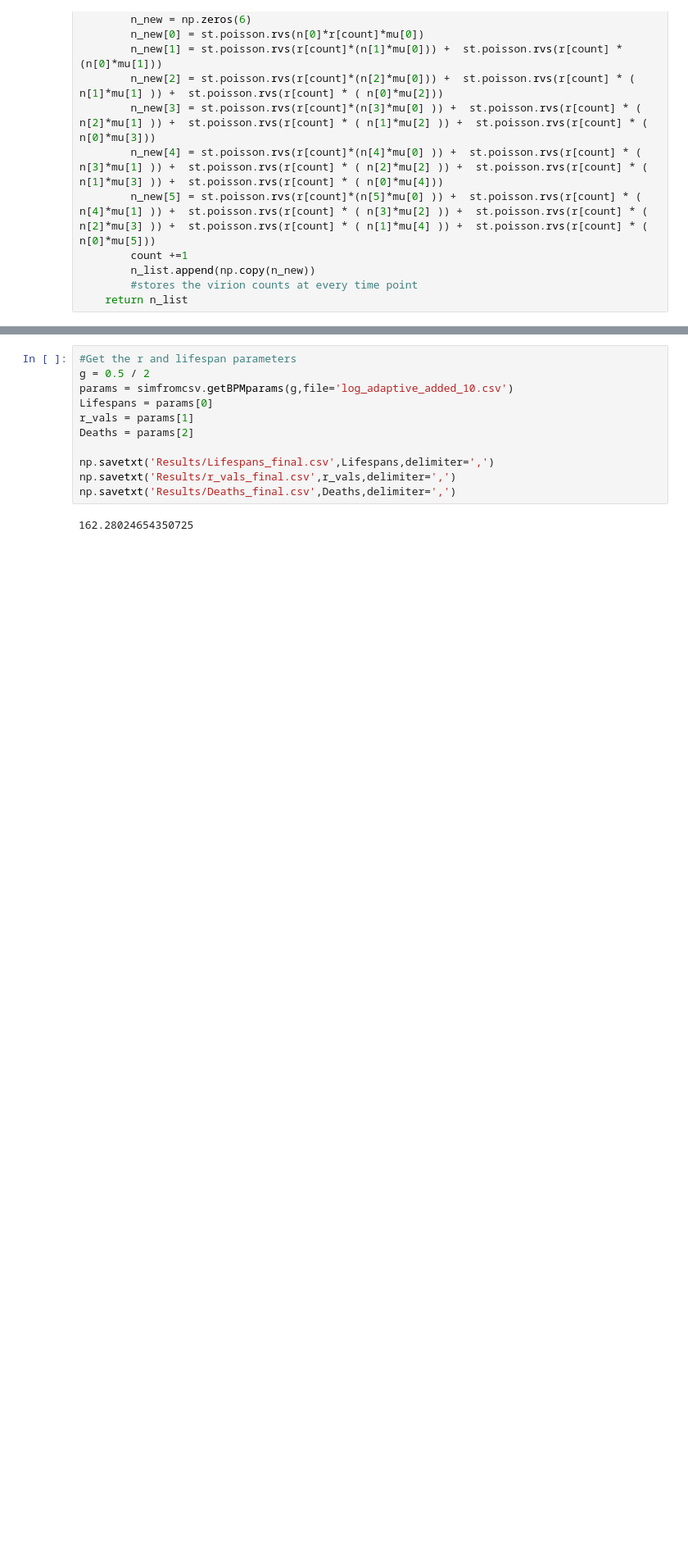
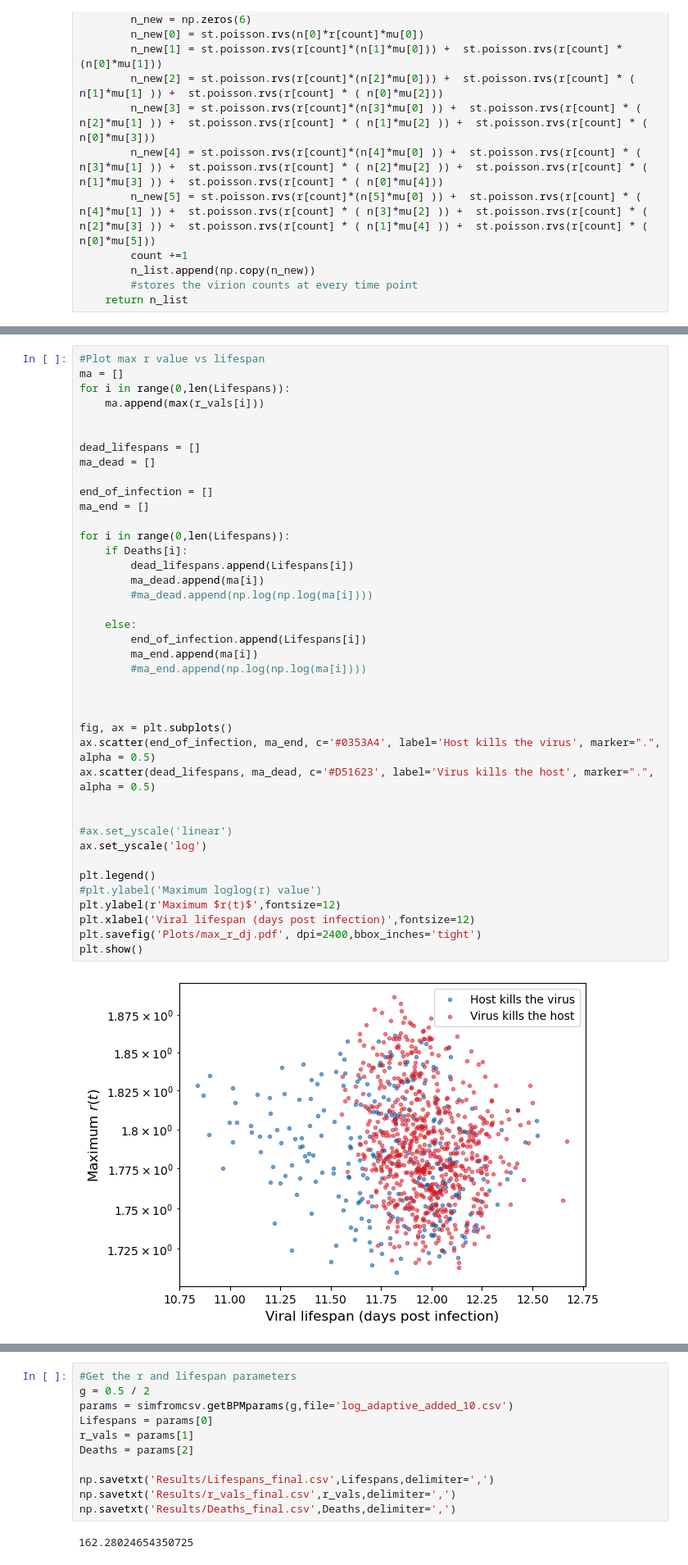
Before and after one commit to joshlooks/avianflu, a Jupyter notebook: bpm_final.ipynb, the cells around one changed output, grey strips where cells are left out. Shown at 82% size. Cells and saved outputs as stored; diff of their text form; blank space fills up the shorter version.

```diff
--- a/bpm_final.ipynb
+++ b/bpm_final.ipynb
@@ -46,0 +186,42 @@ def BPM_st_vectorised(t, g, r, mu, initial_v):
+# %%
+#Plot max r value vs lifespan
+ma = []
+for i in range(0,len(Lifespans)):
+    ma.append(max(r_vals[i]))
+
+
+dead_lifespans = []
+ma_dead = []
+
+end_of_infection = []
+ma_end = []
+
+for i in range(0,len(Lifespans)):
+    if Deaths[i]:
+        dead_lifespans.append(Lifespans[i])
+        ma_dead.append(ma[i])
+        #ma_dead.append(np.log(np.log(ma[i])))
+
+    else:
+        end_of_infection.append(Lifespans[i])
+        ma_end.append(ma[i])
+        #ma_end.append(np.log(np.log(ma[i])))
+
+
+
+fig, ax = plt.subplots()
+ax.scatter(end_of_infection, ma_end, c='#0353A4', label='Host kills the virus', marker=".", alpha = 0.5)
+ax.scatter(dead_lifespans, ma_dead, c='#D51623', label='Virus kills the host', marker=".", alpha = 0.5)
+
+
+#ax.set_yscale('linear')
+ax.set_yscale('log')
+
+plt.legend()
+#plt.ylabel('Maximum loglog(r) value')
+plt.ylabel(r'Maximum $r(t)$',fontsize=12)
+plt.xlabel('Viral lifespan (days post infection)',fontsize=12)
+plt.savefig('Plots/max_r_dj.pdf', dpi=2400,bbox_inches='tight')
+plt.show()
+# %% [output]
+[figure, added]
```
Also changed, not shown: parts of 21 cells of this notebook, 11 other files.
